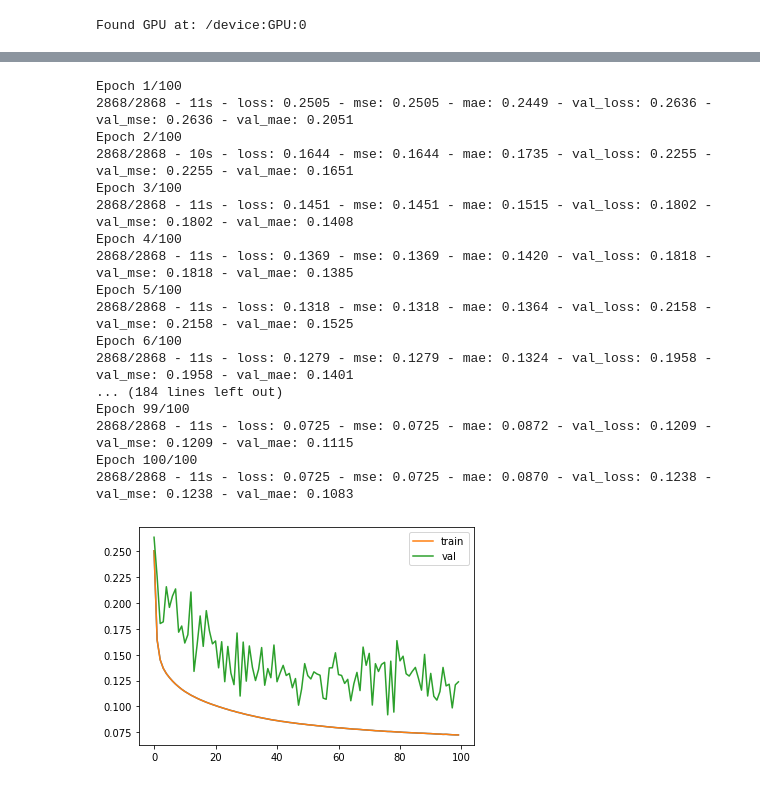
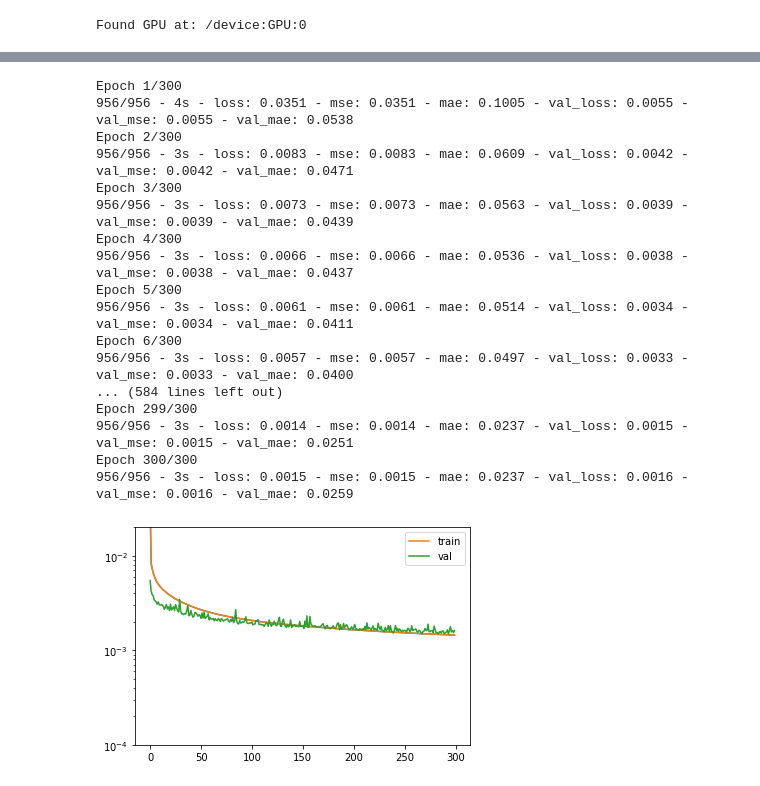
Before and after one commit to Ammon1/Math, a Jupyter notebook: noise_D.ipynb, the cells around one changed output, grey strips where cells are left out. Drawn from its saved outputs; the diff is of its cells as text; code cells hidden in the pictures.

```diff
--- a/noise_D.ipynb
+++ b/noise_D.ipynb
@@ -99 +213,10 @@ X=np.vstack((X_0,X_1,X_2,X_3,X_4,X_5,X_8,X_9,X_10))
+# %%
+X=np.transpose(X)
+X1=np.transpose(X1)
+X2=np.transpose(X2)
+X3=np.transpose(X3)
+X4=np.transpose(X4)
+# %%
+X_fin=np.vstack((X,X1,X2,X3,X4))
+Y_fin=np.hstack((Y,Y1,Y2,Y3,Y4))
 # %%
@@ -279,3 +227,0 @@ X3=np.transpose(X3)
-# %%
-X_fin=np.vstack((X,X1,X2,X3))
-Y_fin=np.hstack((Y/60,Y1,Y2,Y3))
@@ -299,3 +252,3 @@ Y_fin=scalerY.fit_transform(Y_fin)
 # %%
-X_train,y_train=X_fin[:9*Y_0.shape[0],:],Y_fin[:9*Y_0.shape[0]]
-X_test,y_test=X_fin[9*Y_0.shape[0]:10*Y_0.shape[0],:],Y_fin[9*Y_0.shape[0]:10*Y_0.shape[0]]
+X_train,y_train=X_fin[:24*Y_0.shape[0],:],Y_fin[:24*Y_0.shape[0]]
+X_test,y_test=X_fin[24*Y_0.shape[0]:25*Y_0.shape[0],:],Y_fin[24*Y_0.shape[0]:25*Y_0.shape[0]]
@@ -338,39 +373,41 @@ Found GPU at: /device:GPU:0
 # %%
 optimizer =tf.keras.optimizers.RMSprop(
     learning_rate=0.0001, rho=0.9, momentum=0.0, epsilon=1e-07, centered=True,
     name='RMSprop',)
 model = Sequential()
-model.add(Dense(128, input_dim=9,activation='relu',kernel_initializer='he_uniform'))#dim
+model.add(Dense(128, input_dim=11,activation='relu',kernel_initializer='he_uniform'))#dim
 model.add(Dense(64, activation='relu'))
 model.add(Dense(42, activation='relu'))
 model.add(Dense(21, activation='relu'))
 model.add(Dense(1, activation='linear'))
 model.compile(loss='mse', optimizer=optimizer, metrics=['mse','mae'])
-history=model.fit(X_train, y_train, validation_data=(X_test, y_test),epochs=100, batch_size=1000,verbose=2)
+history=model.fit(X_train, y_train, validation_data=(X_test, y_test),epochs=300, batch_size=1000,verbose=2)
 plt.plot(history.history['mse'])
 plt.plot(history.history['loss'],label='train')
 plt.plot(history.history['val_loss'],label='val')
+plt.ylim(0.0001,0.02)
+plt.yscale('log')
 plt.legend()
 plt.show()
 # %% [output]
-Epoch 1/100
-2868/2868 - 11s - loss: 0.2505 - mse: 0.2505 - mae: 0.2449 - val_loss: 0.2636 - val_mse: 0.2636 - val_mae: 0.2051
-Epoch 2/100
-2868/2868 - 10s - loss: 0.1644 - mse: 0.1644 - mae: 0.1735 - val_loss: 0.2255 - val_mse: 0.2255 - val_mae: 0.1651
-Epoch 3/100
-2868/2868 - 11s - loss: 0.1451 - mse: 0.1451 - mae: 0.1515 - val_loss: 0.1802 - val_mse: 0.1802 - val_mae: 0.1408
-Epoch 4/100
-2868/2868 - 11s - loss: 0.1369 - mse: 0.1369 - mae: 0.1420 - val_loss: 0.1818 - val_mse: 0.1818 - val_mae: 0.1385
-Epoch 5/100
-2868/2868 - 11s - loss: 0.1318 - mse: 0.1318 - mae: 0.1364 - val_loss: 0.2158 - val_mse: 0.2158 - val_mae: 0.1525
-Epoch 6/100
-2868/2868 - 11s - loss: 0.1279 - mse: 0.1279 - mae: 0.1324 - val_loss: 0.1958 - val_mse: 0.1958 - val_mae: 0.1401
-... (184 lines left out)
-Epoch 99/100
-2868/2868 - 11s - loss: 0.0725 - mse: 0.0725 - mae: 0.0872 - val_loss: 0.1209 - val_mse: 0.1209 - val_mae: 0.1115
-Epoch 100/100
-2868/2868 - 11s - loss: 0.0725 - mse: 0.0725 - mae: 0.0870 - val_loss: 0.1238 - val_mse: 0.1238 - val_mae: 0.1083
+Epoch 1/300
+956/956 - 4s - loss: 0.0351 - mse: 0.0351 - mae: 0.1005 - val_loss: 0.0055 - val_mse: 0.0055 - val_mae: 0.0538
+Epoch 2/300
+956/956 - 3s - loss: 0.0083 - mse: 0.0083 - mae: 0.0609 - val_loss: 0.0042 - val_mse: 0.0042 - val_mae: 0.0471
+Epoch 3/300
+956/956 - 3s - loss: 0.0073 - mse: 0.0073 - mae: 0.0563 - val_loss: 0.0039 - val_mse: 0.0039 - val_mae: 0.0439
+Epoch 4/300
+956/956 - 3s - loss: 0.0066 - mse: 0.0066 - mae: 0.0536 - val_loss: 0.0038 - val_mse: 0.0038 - val_mae: 0.0437
+Epoch 5/300
+956/956 - 3s - loss: 0.0061 - mse: 0.0061 - mae: 0.0514 - val_loss: 0.0034 - val_mse: 0.0034 - val_mae: 0.0411
+Epoch 6/300
+956/956 - 3s - loss: 0.0057 - mse: 0.0057 - mae: 0.0497 - val_loss: 0.0033 - val_mse: 0.0033 - val_mae: 0.0400
+... (584 lines left out)
+Epoch 299/300
+956/956 - 3s - loss: 0.0014 - mse: 0.0014 - mae: 0.0237 - val_loss: 0.0015 - val_mse: 0.0015 - val_mae: 0.0251
+Epoch 300/300
+956/956 - 3s - loss: 0.0015 - mse: 0.0015 - mae: 0.0237 - val_loss: 0.0016 - val_mse: 0.0016 - val_mae: 0.0259
-[figure, old version]
+[figure, new version]
 # %%
 model.fit(X_train, y_train, validation_data=(X_test, y_test),epochs=1, batch_size=1000,verbose=2)
 # %% [output]
```
Also changed, not shown: parts of 47 cells of this notebook.
